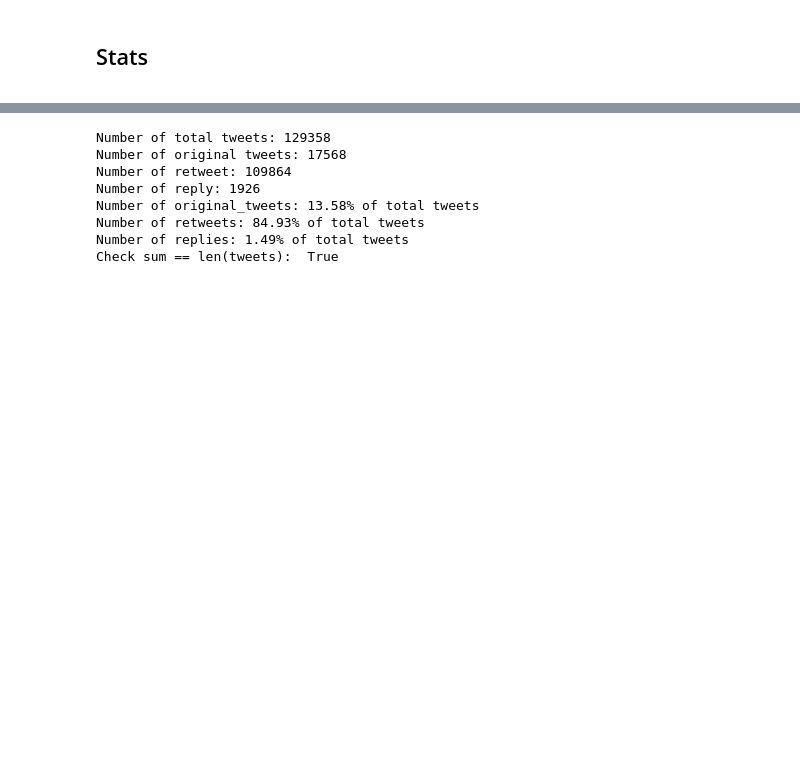
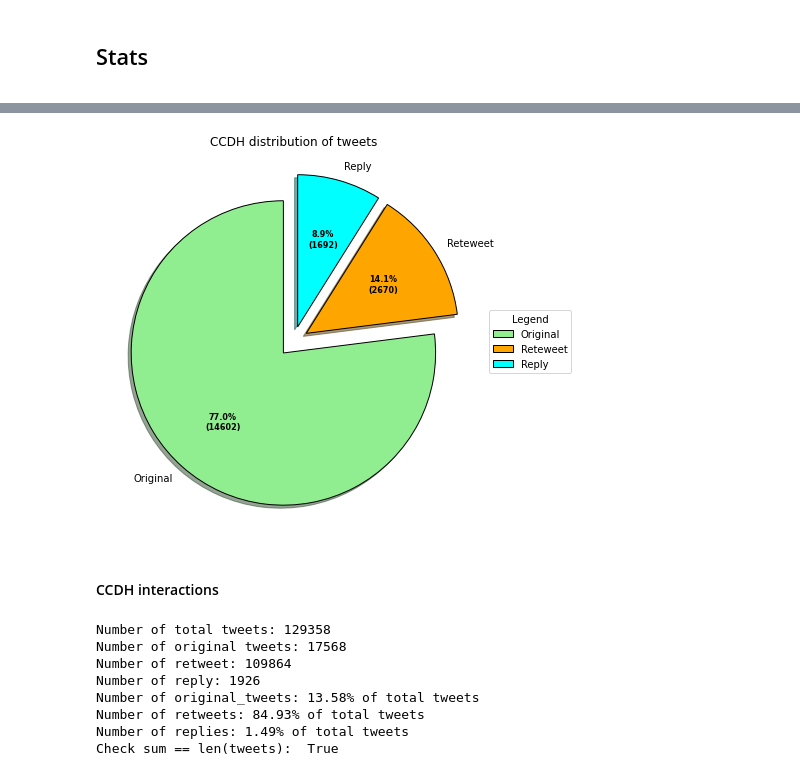
Before and after one commit to gi-ux/BachelorProject, a Jupyter notebook: notebook/Verified_Disinform.ipynb, the cells around one changed output, grey strips where cells are left out. Saved outputs shown, nothing was run; the diff lists cells and outputs as text; code cells hidden in the pictures; blank space fills up the shorter version.

Commit message:
Edit comparison verified-ccdh with distribution cap

```diff
--- a/notebook/Verified_Disinform.ipynb
+++ b/notebook/Verified_Disinform.ipynb
@@ -194,3 +214,7 @@ total_len_v = len(df_v)
 len_original_v = len(original_v)
 len_rt_v = len(retweet_v)
 len_rp_v = len(reply_v)
+# %%
+path_disinform = glob.glob("C:/Users/Gianluca/Desktop/Supsi/Git/BachelorProject/csv/")
+disinform = pd.read_csv(path_disinform[0] + "disinformation_users.csv", usecols=[u"screen_name"])
+disinform
@@ -197,3 +235,22 @@ len_rp_v = len(reply_v)
+# %%
+original_ccdh = []
+for i in original["user_screen_name"]:
+    for j in disinform["screen_name"]:
+        if i == j:
+            original_ccdh.append(i)
+
+rt_ccdh = []
+for i in retweet["user_screen_name"]:
+    for j in disinform["screen_name"]:
+        if i == j:
+            rt_ccdh.append(i)
+
+rp_ccdh = []
+for i in reply["user_screen_name"]:
+    for j in disinform["screen_name"]:
+        if i == j:
+            rp_ccdh.append(i)
+total_ccdh = len(original_ccdh) + len(rt_ccdh) + len(rp_ccdh)
 # %% [markdown]
 ## Stats
 <a id="stats"/>
@@ -202,3 +270,10 @@ len_rp_v = len(reply_v)
+# %%
+tweets_utils.print_pie_chart3("CCDH distribution of tweets", "Original", "Reteweet", "Reply",
+    len(original_ccdh), len(rt_ccdh), len(rp_ccdh))
+# %% [output]
+[figure, added]
+# %% [markdown]
+#### CCDH interactions
 # %%
 tweets_utils.stats(total_len, len_original, len_rt, len_rp)
 # %% [output]
```
Also changed, not shown: parts of 30 cells of this notebook, 4 other files.
